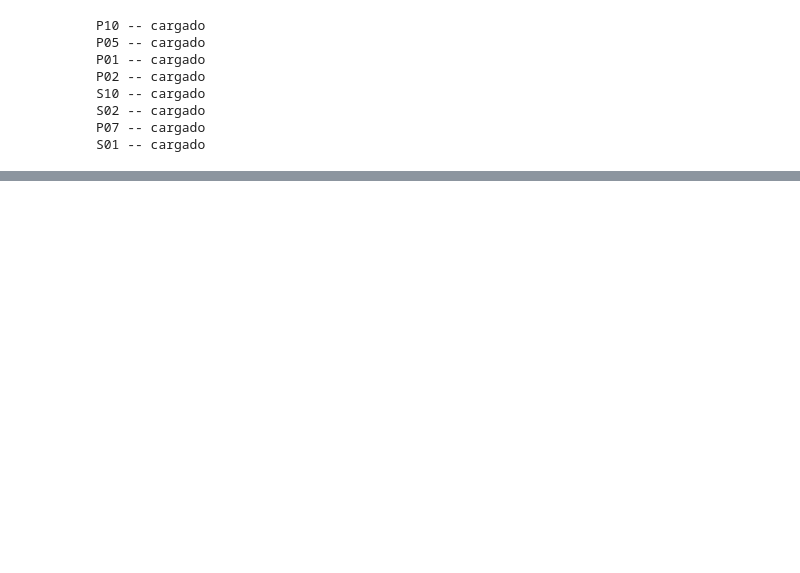
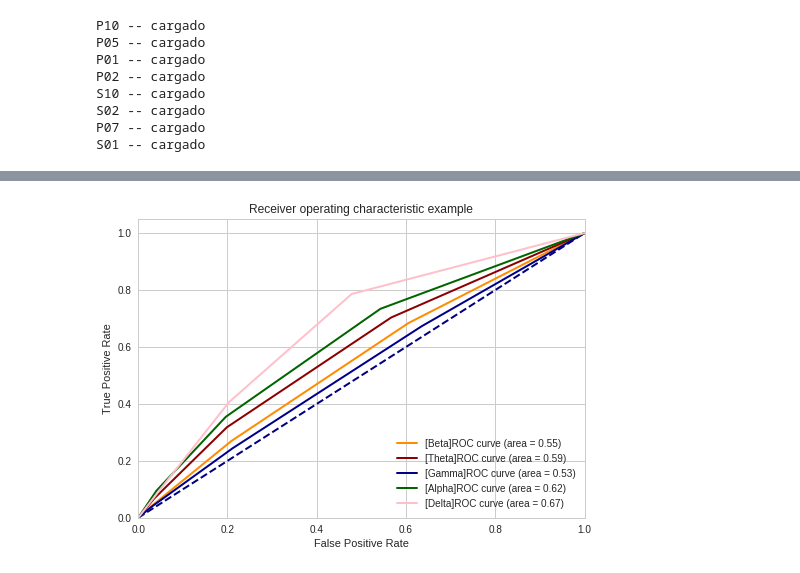
Before and after one commit to M4R70/cienciadatos, a Jupyter notebook: tp3/Untitled.ipynb, the cells around one changed output, grey strips where cells are left out. Drawn from its saved outputs; the diff is of its cells as text; code cells hidden in the pictures; blank space fills up the shorter version.

Commit message:
ROC de bandas

```diff
--- a/tp3/Untitled.ipynb
+++ b/tp3/Untitled.ipynb
@@ -118,14 +110,3 @@ P02 687
-# %%
-
-
-data = [[][]]
-for paciente in welches:
-    if paciente.startswirh('P'):
-        label = 0
-    else:
-        label = 1
-    for epoch in paciente:
-        data[0].append()
 # %%
 bandas = {0:{},1:{}}
 for paciente_k, paciente_v in welches.items():
@@ -149,7 +128,0 @@ dict_keys(['Delta', 'Beta', 'Gamma', 'Theta', 'Alpha'])
-# %%
-x = []
-y = []
-for k,l in bandas.items():
-    for v in l['Delta']:
-            x.append(v)
-            y.append(k)
@@ -204,0 +162,22 @@ plt.show()
+# %%
+plt.clf()
+plt.plot([0, 1], [0, 1], color='navy', lw=2, linestyle='--')
+colores = ['darkorange','darkred','darkblue','darkgreen','pink','yellow','purple','black']
+color = 0
+data_roc = {}
+for k,l in bandas.items():
+    for label in l:
+        if not label in data_roc.keys():
+            data_roc[label] = {'x' : [], 'y' : []}
+        for v in l[label]:
+            data_roc[label]['x']
+            data_roc[label]['x'].append(v)
+            data_roc[label]['y'].append(k)
+
+for k,v in data_roc.items():
+    col = colores[color]
+    roc_banda(k,v['x'],v['y'],col)
+    color+=1
+plt.show()
+# %% [output]
+[figure, added]
```
Also changed, not shown: parts of 6 cells of this notebook.
